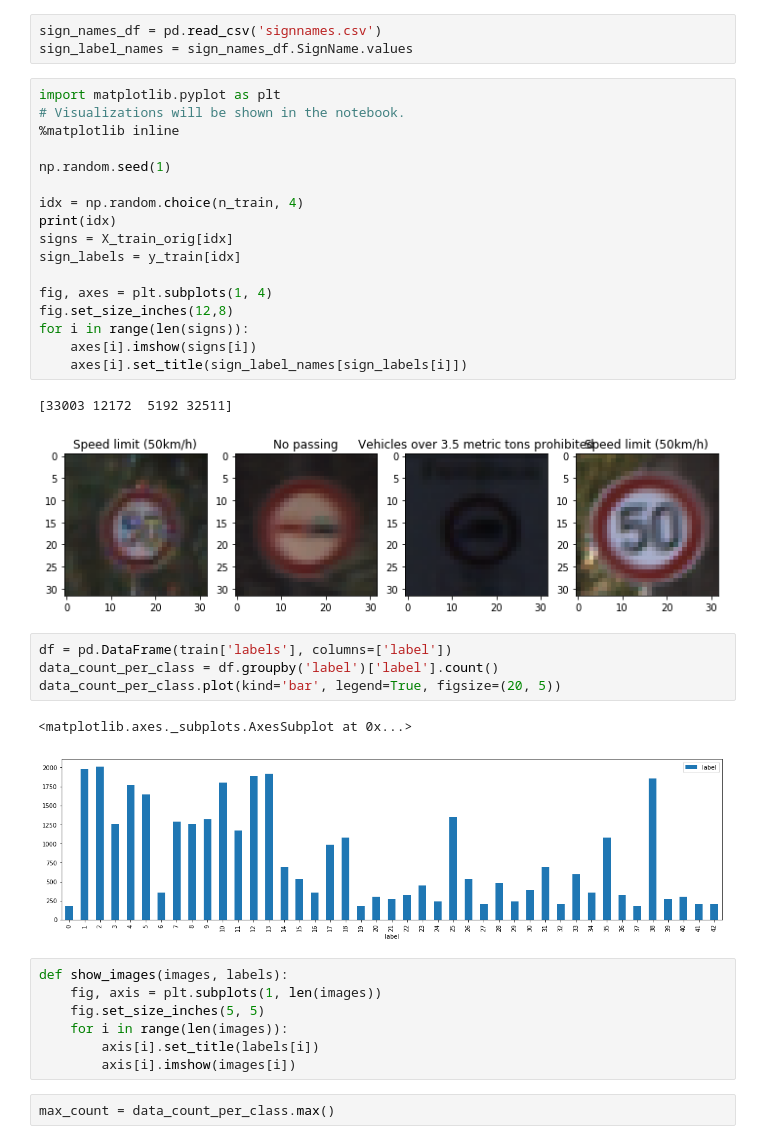
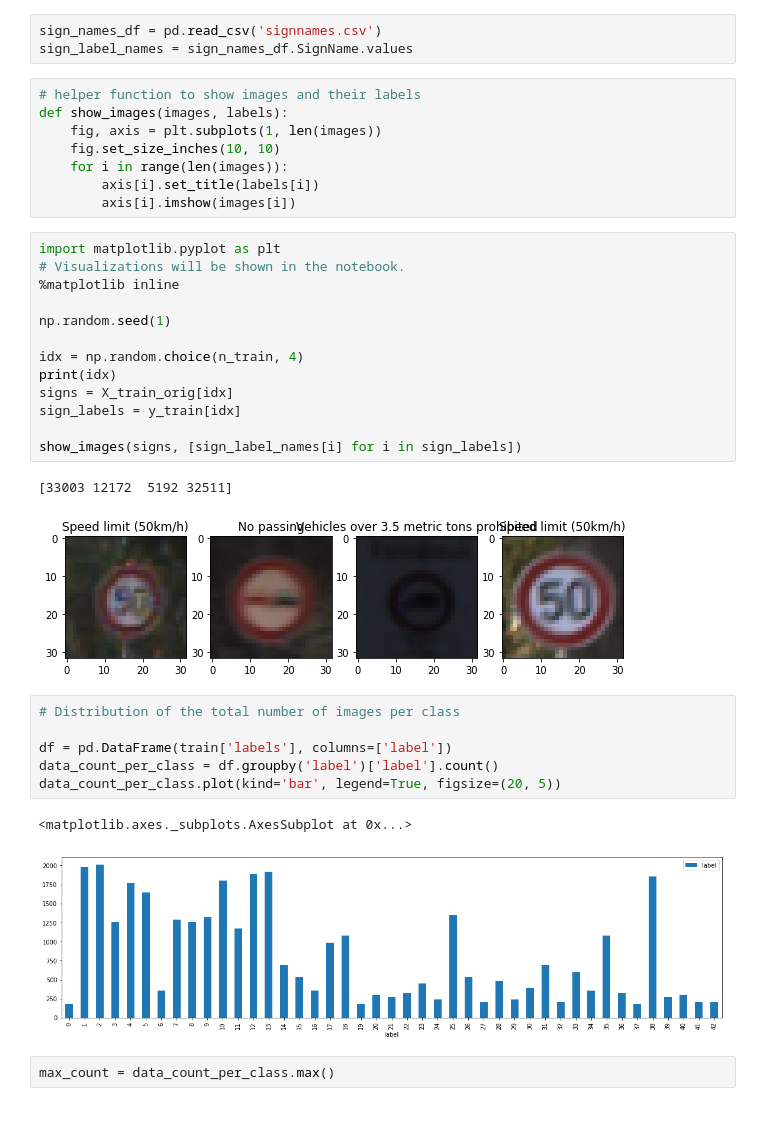
Before and after one commit to mehrshadshams/CarND-Traffic-Sign-Classifier-Project, a Jupyter notebook: Traffic_Sign_Classifier.ipynb, the cells around one changed output. Drawn from its saved outputs; the diff is of its cells as text; blank space fills up the shorter version.

```diff
--- a/Traffic_Sign_Classifier.ipynb
+++ b/Traffic_Sign_Classifier.ipynb
@@ -100,40 +100,39 @@ X_train_orig, X_valid_orig, X_test_orig = train['features'], valid['features'],
 # %%
 sign_names_df = pd.read_csv('signnames.csv')
 sign_label_names = sign_names_df.SignName.values
+# %%
+# helper function to show images and their labels
+def show_images(images, labels):
+    fig, axis = plt.subplots(1, len(images))
+    fig.set_size_inches(10, 10)
+    for i in range(len(images)):
+        axis[i].set_title(labels[i])
+        axis[i].imshow(images[i])
 # %%
 import matplotlib.pyplot as plt
 # Visualizations will be shown in the notebook.
 %matplotlib inline
 
 np.random.seed(1)
 
 idx = np.random.choice(n_train, 4)
 print(idx)
 signs = X_train_orig[idx]
 sign_labels = y_train[idx]
 
-fig, axes = plt.subplots(1, 4)
-fig.set_size_inches(12,8)
-for i in range(len(signs)):
-    axes[i].imshow(signs[i])
-    axes[i].set_title(sign_label_names[sign_labels[i]])
+show_images(signs, [sign_label_names[i] for i in sign_labels])
 # %% [output]
 [33003 12172  5192 32511]
-[figure, old version]
+[figure, new version]
 # %%
+# Distribution of the total number of images per class
+
 df = pd.DataFrame(train['labels'], columns=['label'])
 data_count_per_class = df.groupby('label')['label'].count()
 data_count_per_class.plot(kind='bar', legend=True, figsize=(20, 5))
 # %% [output]
 <matplotlib.axes._subplots.AxesSubplot at 0x...>
 [figure]
-# %%
-def show_images(images, labels):
-    fig, axis = plt.subplots(1, len(images))
-    fig.set_size_inches(5, 5)
-    for i in range(len(images)):
-        axis[i].set_title(labels[i])
-        axis[i].imshow(images[i])
 # %%
 max_count = data_count_per_class.max()
 # %%
```
Also changed, not shown: parts of 29 cells of this notebook.
